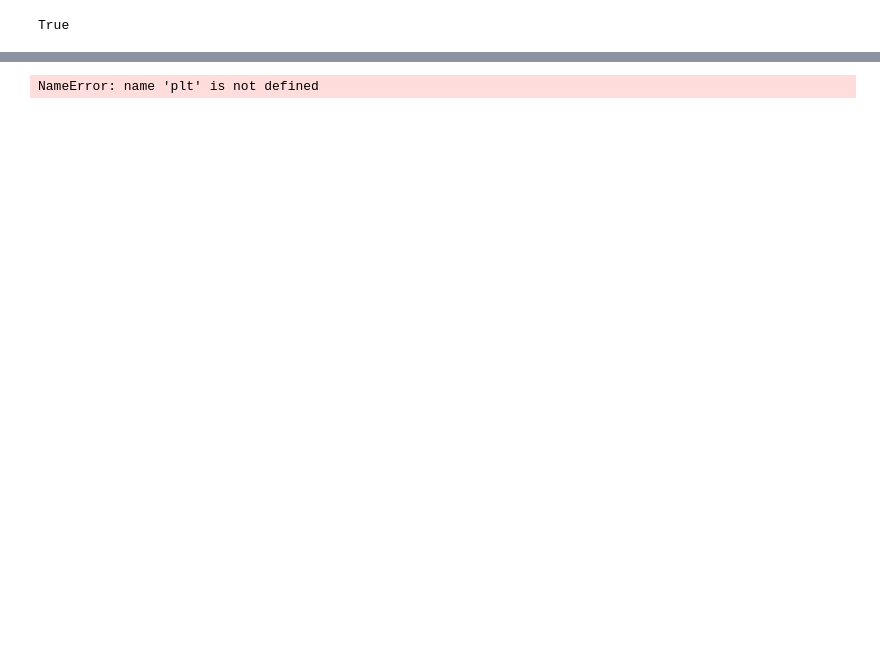
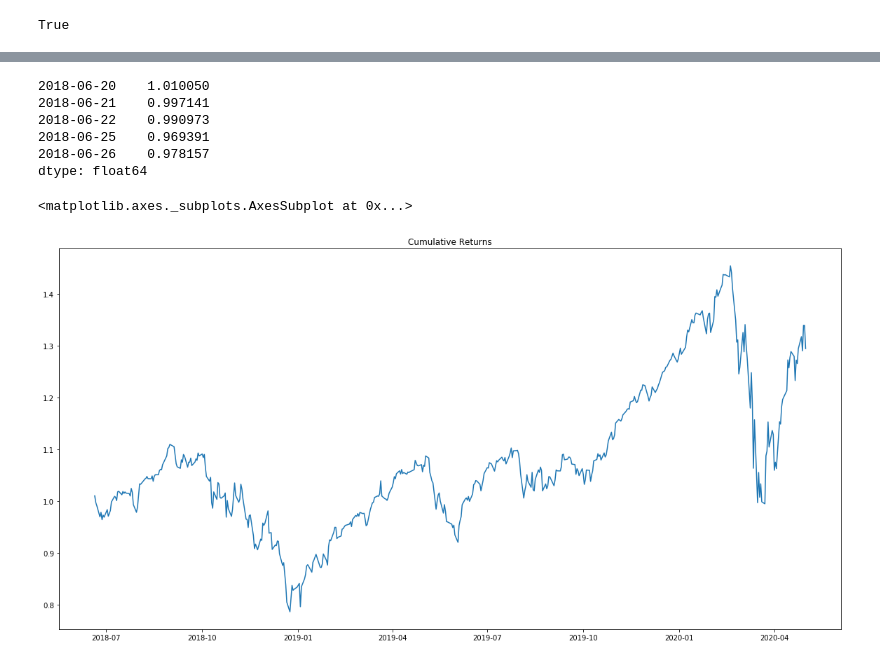
Before and after one commit to GCoeder/PortfolioManagement, a Jupyter notebook: project_code.ipynb, the cells around one changed output, grey strips where cells are left out. Saved outputs shown, nothing was run; the diff lists cells and outputs as text; code cells hidden in the pictures; blank space fills up the shorter version.

```diff
--- a/project_code.ipynb
+++ b/project_code.ipynb
@@ -137,5 +161,19 @@ Length: 756, dtype: float64
+# %%
+###going to use at the end to compare starting returns vs adusted portfolio returns
+
+#cumulative portfolio returns
+cumprod_port= (1 + portfolio_return).cumprod()
+cumprod_port.head()
+# %% [output]
+2018-06-20    1.010050
+2018-06-21    0.997141
+2018-06-22    0.990973
+2018-06-25    0.969391
+2018-06-26    0.978157
+dtype: float64
 # %%
 #plot portfolio returns
-cum.plot(figsize=(20, 10), title="Cumulative Returns")
+cumprod_port.plot(figsize=(20, 10), title="Cumulative Returns")
 # %% [output]
-NameError: name 'plt' is not defined
+<matplotlib.axes._subplots.AxesSubplot at 0x...>
+[figure, added]
```
Also changed, not shown: parts of 11 cells of this notebook.
